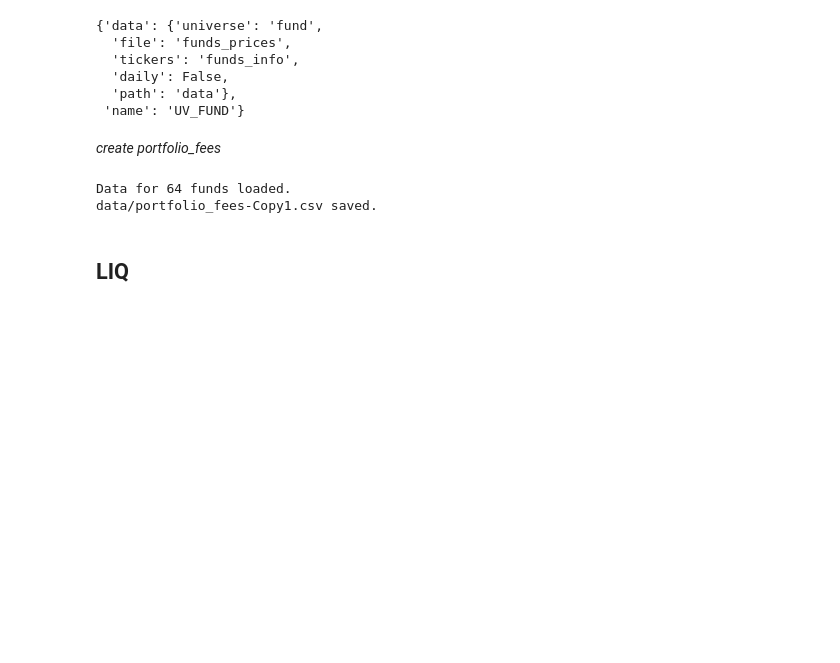
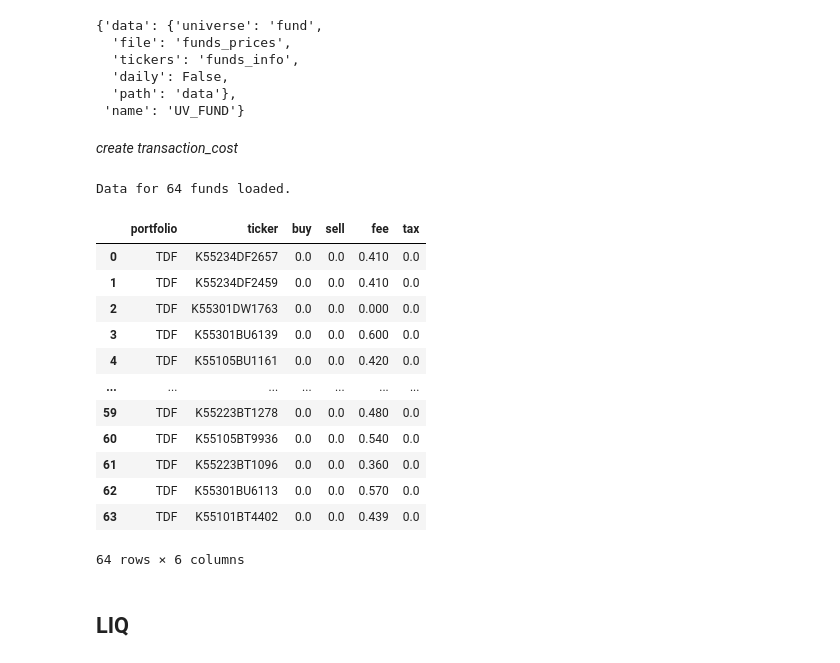
Before and after one commit to lbk209/portfolio, a Jupyter notebook: Allocate_Portfolio.ipynb, the cells around one changed output. Saved outputs shown, nothing was run; the diff lists cells and outputs as text; code cells hidden in the pictures; blank space fills up the shorter version.

```diff
--- a/Allocate_Portfolio.ipynb
+++ b/Allocate_Portfolio.ipynb
@@ -201,17 +202,29 @@ fund.portfolio_data['universe']
   'daily': False,
   'path': 'data'},
  'name': 'UV_FUND'}
-# %% [markdown]
-*create portfolio_fees*
-# %%
-from pf_utils import FundDownloader
-
-kw = fund.portfolio_data['universe']['data']
-fl = FundDownloader.create(**kw)
-fl.export_cost('TDF', 'portfolio_fees', path=path_data)
-# %% [output]
-Data for 64 funds loaded.
-data/portfolio_fees-Copy1.csv saved.
+# %% [markdown]
+*create transaction_cost*
+# %%
+from pf_utils import FundDownloader
+
+fd = FundDownloader.create(fund)
+#fd.export_cost('TDF', 'transaction_cost', path=path_trs)
+fd.export_cost('TDF')
+# %% [output]
+Data for 64 funds loaded.
+|  | portfolio | ticker | buy | sell | fee | tax |
+| 0 | TDF | K55234DF2657 | 0.0 | 0.0 | 0.410 | 0.0 |
+| 1 | TDF | K55234DF2459 | 0.0 | 0.0 | 0.410 | 0.0 |
+| 2 | TDF | K55301DW1763 | 0.0 | 0.0 | 0.000 | 0.0 |
+| 3 | TDF | K55301BU6139 | 0.0 | 0.0 | 0.600 | 0.0 |
+| 4 | TDF | K55105BU1161 | 0.0 | 0.0 | 0.420 | 0.0 |
+| ... | ... | ... | ... | ... | ... | ... |
+| 59 | TDF | K55223BT1278 | 0.0 | 0.0 | 0.480 | 0.0 |
+| 60 | TDF | K55105BT9936 | 0.0 | 0.0 | 0.540 | 0.0 |
+| 61 | TDF | K55223BT1096 | 0.0 | 0.0 | 0.360 | 0.0 |
+| 62 | TDF | K55301BU6113 | 0.0 | 0.0 | 0.570 | 0.0 |
+| 63 | TDF | K55101BT4402 | 0.0 | 0.0 | 0.439 | 0.0 |
+64 rows × 6 columns
 # %% [markdown]
 ## LIQ
 # %%
```
Also changed, not shown: parts of 10 cells of this notebook, 1 other file.
